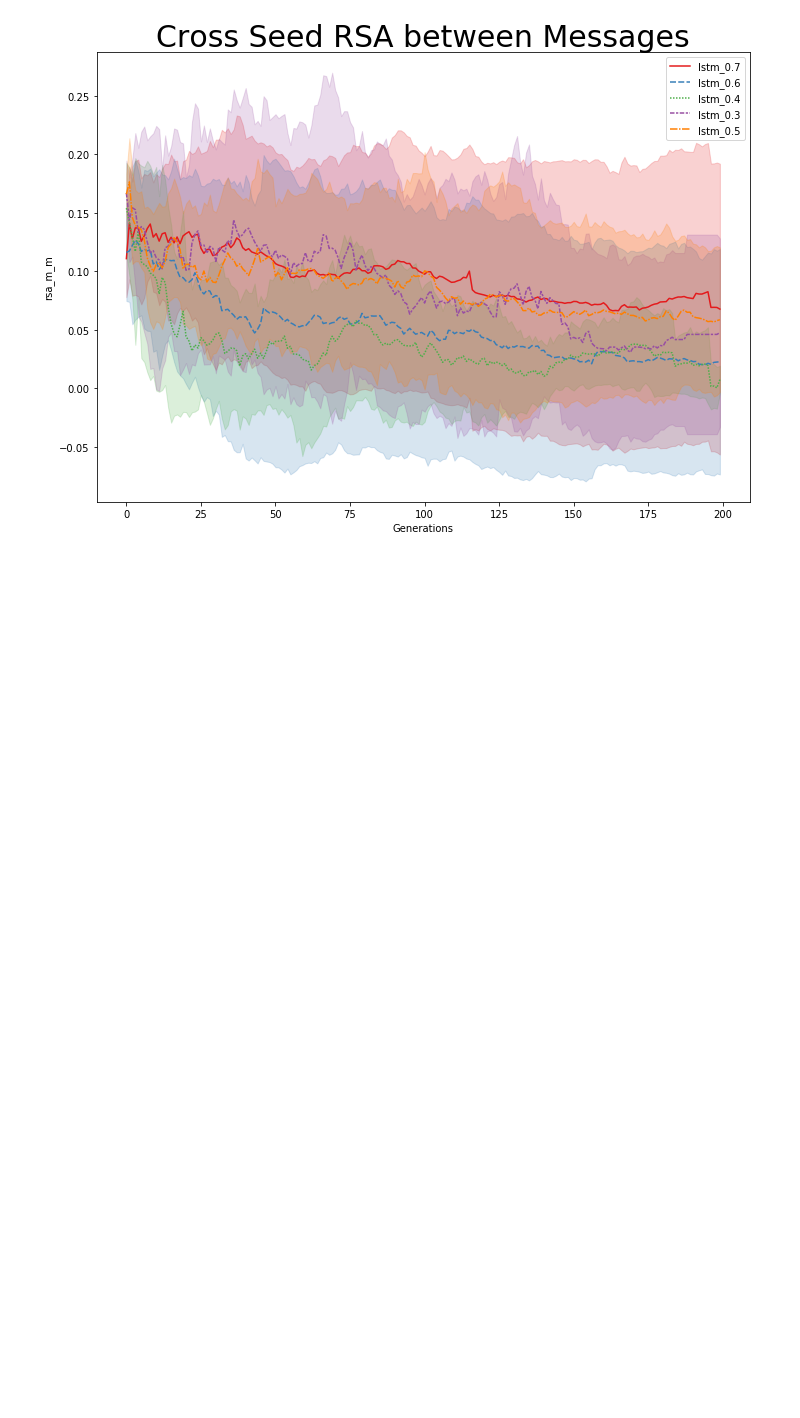
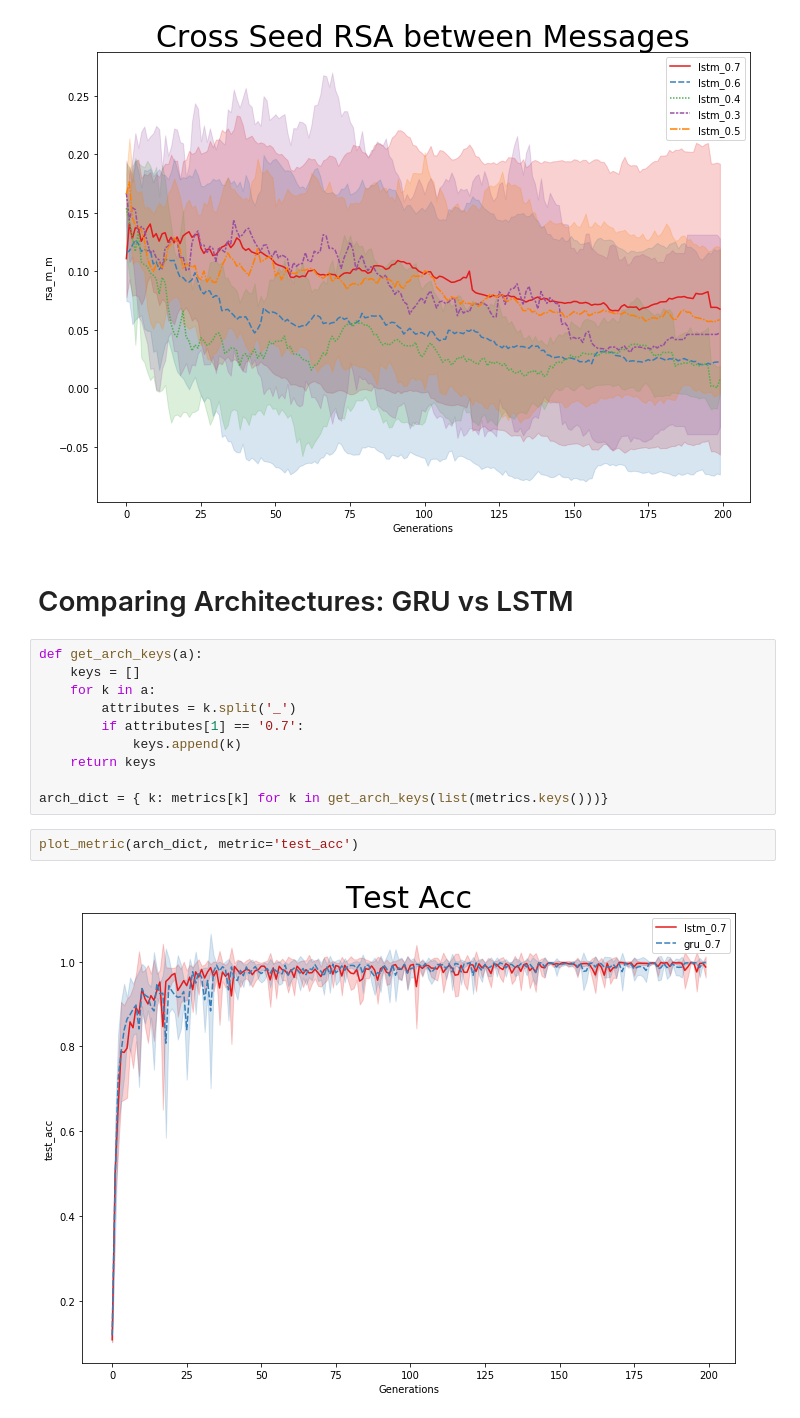
Before and after one commit to gautierdag/cultural-magnification, a Jupyter notebook: main.ipynb, the cells around one changed output. Saved outputs shown, nothing was run; the diff lists cells and outputs as text; blank space fills up the shorter version.

Commit message:
comparing architectures

```diff
--- a/main.ipynb
+++ b/main.ipynb
@@ -203,3 +213,19 @@ plot_metric(cross_seed_metrics, metric='rsa_h_h', title='Cross Seed RSA between
 plot_metric(cross_seed_metrics, metric='rsa_m_m', title='Cross Seed RSA between Messages')
 # %% [output]
 [figure]
+# %% [markdown]
+# Comparing Architectures: GRU vs LSTM
+# %%
+def get_arch_keys(a):
+    keys = []
+    for k in a:
+        attributes = k.split('_')
+        if attributes[1] == '0.7':
+            keys.append(k)
+    return keys
+
+arch_dict = { k: metrics[k] for k in get_arch_keys(list(metrics.keys()))}
+# %%
+plot_metric(arch_dict, metric='test_acc')
+# %% [output]
+[figure, added]
```
Also changed, not shown: parts of 13 cells of this notebook.
